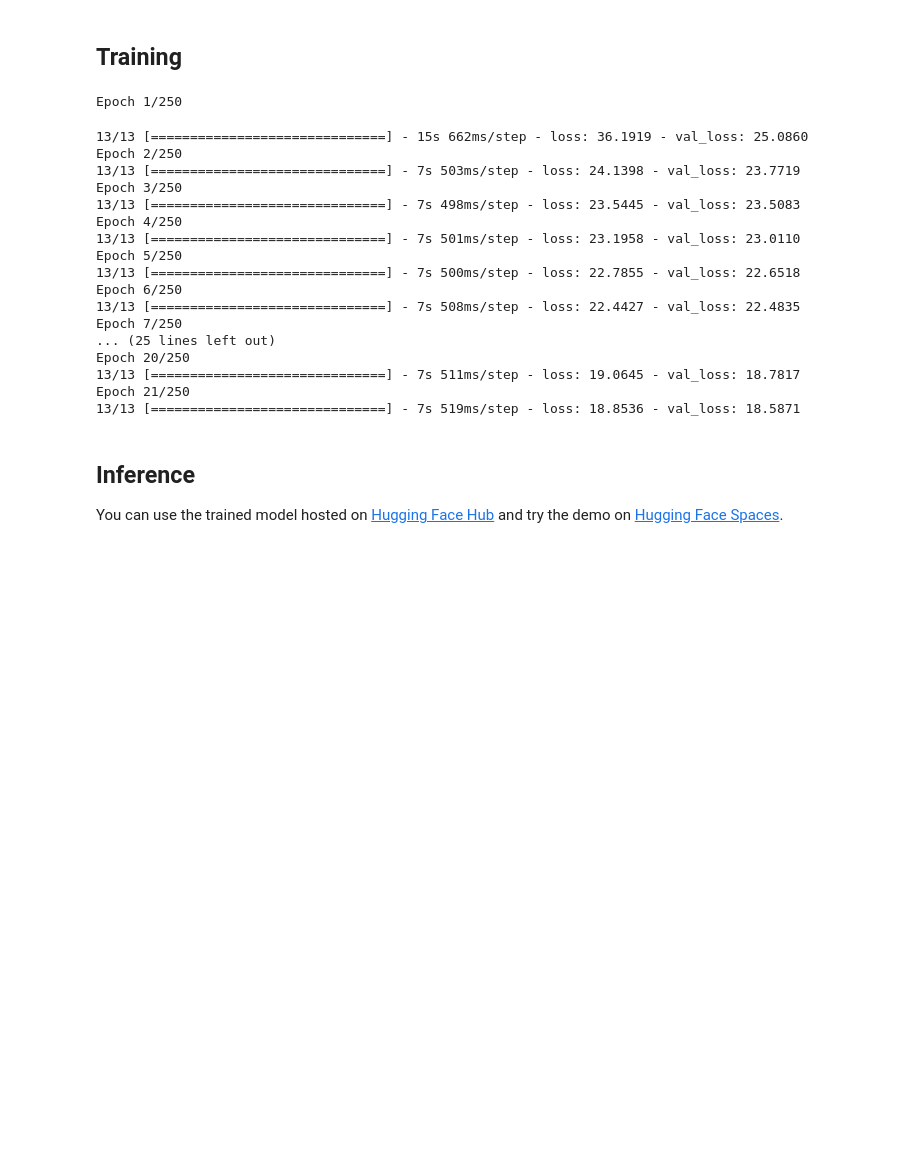
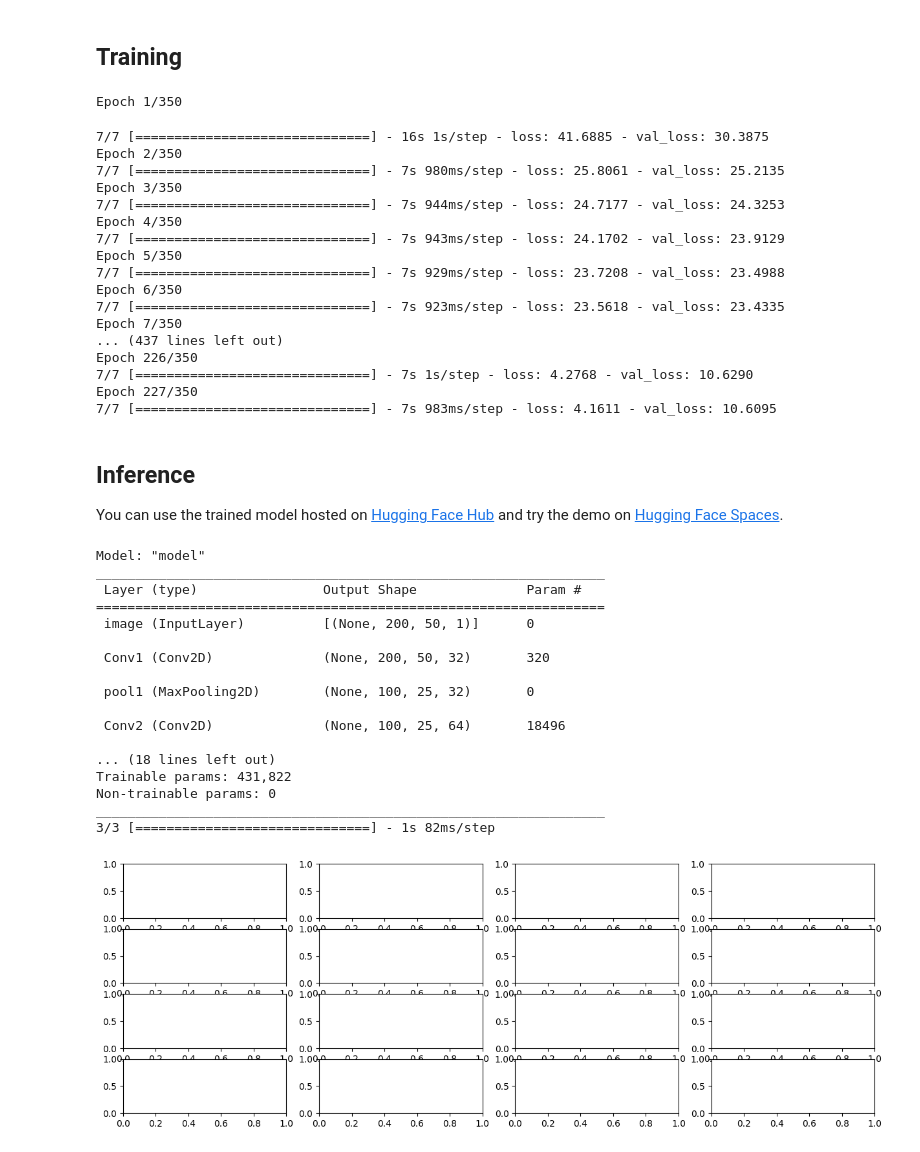
Before and after one commit to siwarnasri/Notebooks, a Jupyter notebook: tunesien-lecence-plate.ipynb, the cells around one changed output. Drawn from its saved outputs; the diff is of its cells as text; code cells hidden in the pictures; blank space fills up the shorter version.

```diff
--- a/tunesien-lecence-plate.ipynb
+++ b/tunesien-lecence-plate.ipynb
@@ -82,7 +82,7 @@ print("Number of unique characters: ", len(characters))
 print("Characters present: ", characters)
 
 # Batch size for training and validation
-batch_size = 64
+batch_size = 128
 
 # Desired image dimensions
 img_width = 200
@@ -233,7 +232,7 @@ def build_model():
     )
     labels = layers.Input(name="label", shape=(None,), dtype="float32")
 
-#     x = layers.Resizing(img_width, img_height)(input_img)
+#     input_img = layers.Resizing(img_width, img_height)(input_img)
 
     # First conv block
     x = layers.Conv2D(
@@ -244,7 +243,7 @@ def build_model():
         use_bias=True,
         padding="same",
         name="Conv1",
-    )(x)
+    )(input_img)
     x = layers.MaxPooling2D((2, 2), name="pool1")(x)
 
     # Second conv block
@@ -315,8 +314,8 @@ ________________________________________________________________________________
 # %% [markdown]
 ## Training
 # %%
-epochs = 250
-early_stopping_patience = 10
+epochs = 350
+early_stopping_patience = 15
 # Add early stopping
 early_stopping = keras.callbacks.EarlyStopping(
     monitor="val_loss", patience=early_stopping_patience, restore_best_weights=True
@@ -330,24 +329,24 @@ history = model.fit(
     callbacks=[early_stopping],
 )
 # %% [output]
-Epoch 1/250
+Epoch 1/350
-13/13 [==============================] - 15s 662ms/step - loss: 36.1919 - val_loss: 25.0860
-Epoch 2/250
-13/13 [==============================] - 7s 503ms/step - loss: 24.1398 - val_loss: 23.7719
-Epoch 3/250
-13/13 [==============================] - 7s 498ms/step - loss: 23.5445 - val_loss: 23.5083
-Epoch 4/250
-13/13 [==============================] - 7s 501ms/step - loss: 23.1958 - val_loss: 23.0110
-Epoch 5/250
-13/13 [==============================] - 7s 500ms/step - loss: 22.7855 - val_loss: 22.6518
-Epoch 6/250
-13/13 [==============================] - 7s 508ms/step - loss: 22.4427 - val_loss: 22.4835
-Epoch 7/250
-... (25 lines left out)
-Epoch 20/250
-13/13 [==============================] - 7s 511ms/step - loss: 19.0645 - val_loss: 18.7817
-Epoch 21/250
-13/13 [==============================] - 7s 519ms/step - loss: 18.8536 - val_loss: 18.5871
+7/7 [==============================] - 16s 1s/step - loss: 41.6885 - val_loss: 30.3875
+Epoch 2/350
+7/7 [==============================] - 7s 980ms/step - loss: 25.8061 - val_loss: 25.2135
+Epoch 3/350
+7/7 [==============================] - 7s 944ms/step - loss: 24.7177 - val_loss: 24.3253
+Epoch 4/350
+7/7 [==============================] - 7s 943ms/step - loss: 24.1702 - val_loss: 23.9129
+Epoch 5/350
+7/7 [==============================] - 7s 929ms/step - loss: 23.7208 - val_loss: 23.4988
+Epoch 6/350
+7/7 [==============================] - 7s 923ms/step - loss: 23.5618 - val_loss: 23.4335
+Epoch 7/350
+... (437 lines left out)
+Epoch 226/350
+7/7 [==============================] - 7s 1s/step - loss: 4.2768 - val_loss: 10.6290
+Epoch 227/350
+7/7 [==============================] - 7s 983ms/step - loss: 4.1611 - val_loss: 10.6095
 # %% [markdown]
 ## Inference
 
@@ -368,36 +631,55 @@ def decode_batch_predictions(pred):
     results = keras.backend.ctc_decode(pred, input_length=input_len, greedy=True)[0][0][
         :, :max_length
     ]
     # Iterate over the results and get back the text
     output_text = []
     for res in results:
         res = tf.strings.reduce_join(num_to_char(res)).numpy().decode("utf-8")
         output_text.append(res)
     return output_text
 
 
 #  Let's check results on some validation samples
 for batch in validation_dataset.take(1):
     batch_images = batch["image"]
     batch_labels = batch["label"]
 
     preds = prediction_model.predict(batch_images)
     pred_texts = decode_batch_predictions(preds)
 
     orig_texts = []
     for label in batch_labels:
         label = tf.strings.reduce_join(num_to_char(label)).numpy().decode("utf-8")
         orig_texts.append(label)
 
     _, ax = plt.subplots(4, 4, figsize=(15, 5))
     for i in range(len(pred_texts)):
         img = (batch_images[i, :, :, 0] * 255).numpy().astype(np.uint8)
         img = img.T
         title = f"Prediction: {pred_texts[i]}"
-        ax[i // 4, i % 4].imshow(img, cmap="gray")
-        ax[i // 4, i % 4].set_title(title)
-        ax[i // 4, i % 4].axis("off")
+#         ax[i // 4, i % 4].imshow(img, cmap="gray")
+#         ax[i // 4, i % 4].set_title(title)
+#         ax[i // 4, i % 4].axis("off")
 plt.show()
+# %% [output]
+Model: "model"
+_________________________________________________________________
+ Layer (type)                Output Shape              Param #
+=================================================================
+ image (InputLayer)          [(None, 200, 50, 1)]      0
+
+ Conv1 (Conv2D)              (None, 200, 50, 32)       320
+
+ pool1 (MaxPooling2D)        (None, 100, 25, 32)       0
+
+ Conv2 (Conv2D)              (None, 100, 25, 64)       18496
+
+... (18 lines left out)
+Trainable params: 431,822
+Non-trainable params: 0
+_________________________________________________________________
+3/3 [==============================] - 1s 82ms/step
+[figure, added]
 # %%
 list_paths = []
 pred_texts = []
```
Also changed, not shown: parts of 15 cells of this notebook.
